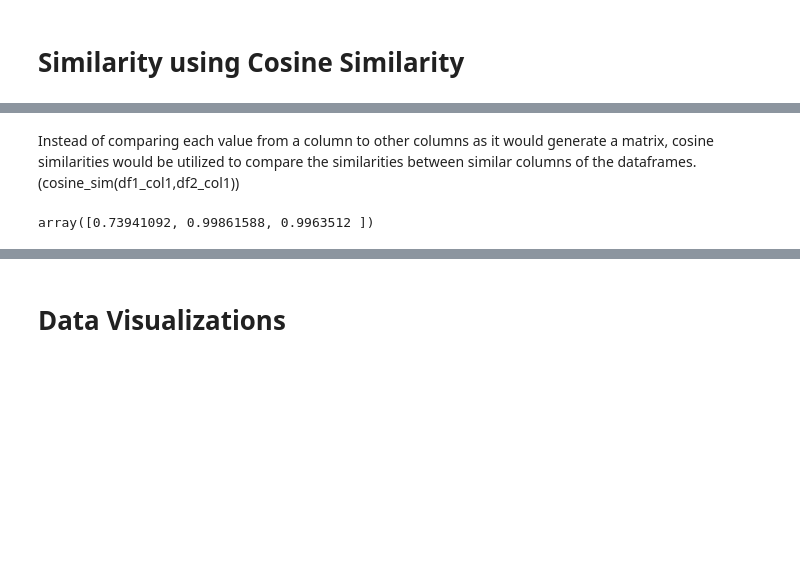
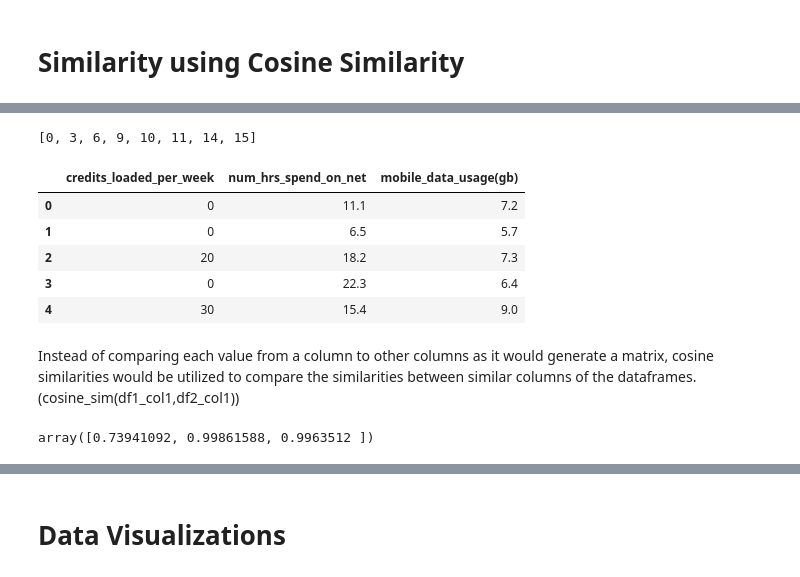
Before and after one commit to rjPajaro/Pattern-Recognition-Projects, a Jupyter notebook: rc-data-analysis/rc-analysis-demo.ipynb, the cells around one changed output, grey strips where cells are left out. Saved outputs shown, nothing was run; the diff lists cells and outputs as text; code cells hidden in the pictures; blank space fills up the shorter version.

```diff
--- a/rc-data-analysis/rc-analysis-demo.ipynb
+++ b/rc-data-analysis/rc-analysis-demo.ipynb
@@ -295,2 +301,24 @@ d1.head()
+# %%
+churner_d = [d[i].iloc[:len(d[0])-4, 3:-3] for i in range(len(d))]
+accepted_c = []
+
+# This is a list of churners whose number of weeks are equal that of the first user for fair comparison of time-series data analysis.
+for i in range(len(churner_d)):
+    if len(churner_d[i]) == len(churner_d[0]):
+        accepted_c.append(i)
+
+accepted_c
+# %% [output]
+[0, 3, 6, 9, 10, 11, 14, 15]
+# %%
+current_users = df2.iloc[:, 3:].copy() # since the length of df2 is the same as the first churner
+current_users.head()
+# %% [output]
+|  | credits_loaded_per_week | num_hrs_spend_on_net | mobile_data_usage(gb) |
+| 0 | 0 | 11.1 | 7.2 |
+| 1 | 0 | 6.5 | 5.7 |
+| 2 | 20 | 18.2 | 7.3 |
+| 3 | 0 | 22.3 | 6.4 |
+| 4 | 30 | 15.4 | 9.0 |
 # %% [markdown]
 Instead of comparing each value from a column to other columns as it would generate a matrix, cosine similarities would be utilized to compare the similarities between similar columns of the dataframes. (cosine_sim(df1_col1,df2_col1))
@@ -302,4 +324,0 @@ cs2 = cosine_similarity([d3[i].tolist() for i in d3.columns],[d2[i].tolist() for
-# %%
-cs1.diagonal()
-# %% [output]
-array([0.73941092, 0.99861588, 0.9963512 ])
@@ -306 +334,5 @@ array([0.73941092, 0.99861588, 0.9963512 ])
+# %%
+cs[0].diagonal() # example diagonal of a cosine similarity output
+# %% [output]
+array([0.73941092, 0.99861588, 0.9963512 ])
 # %%
```
Also changed, not shown: parts of 18 cells of this notebook.
